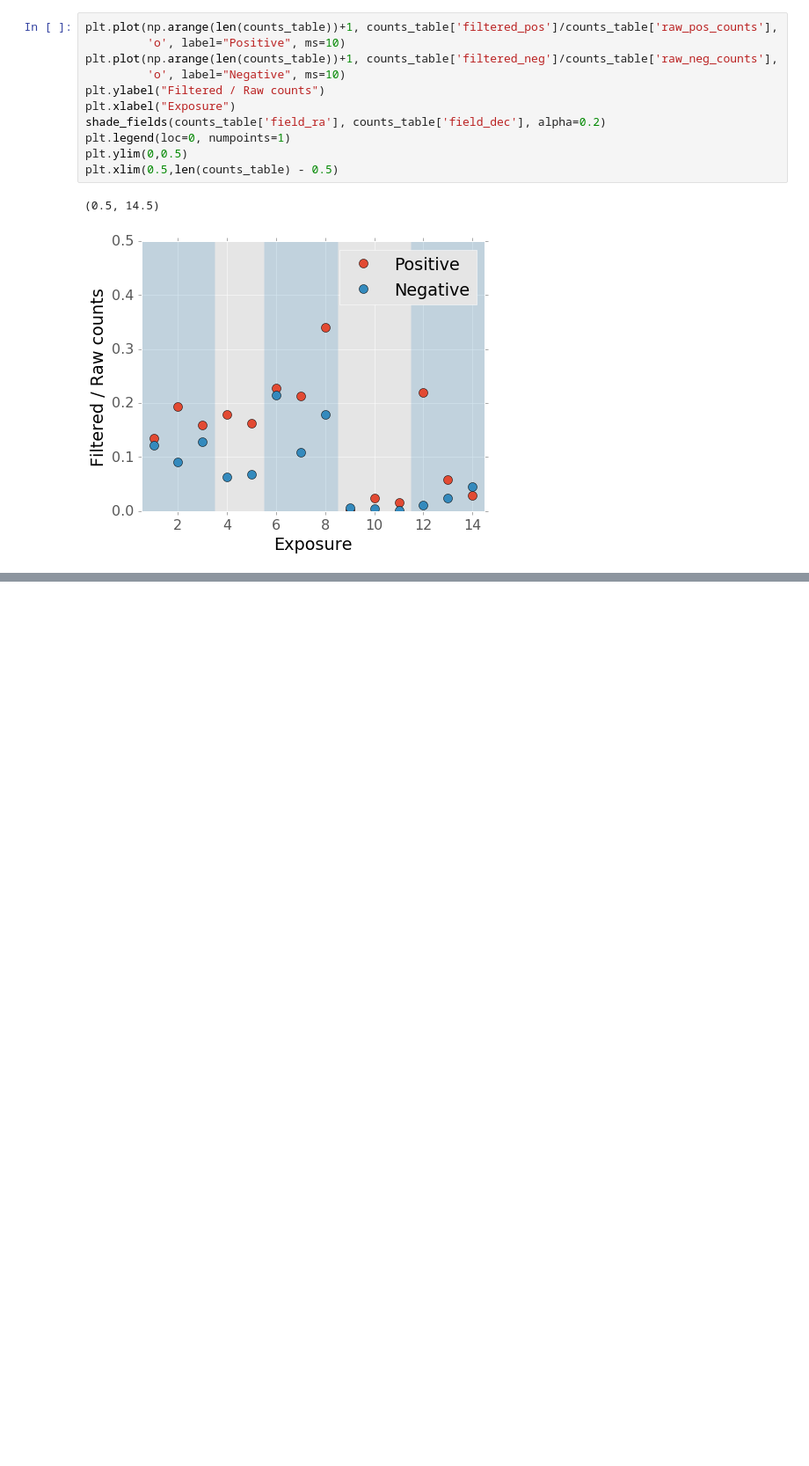
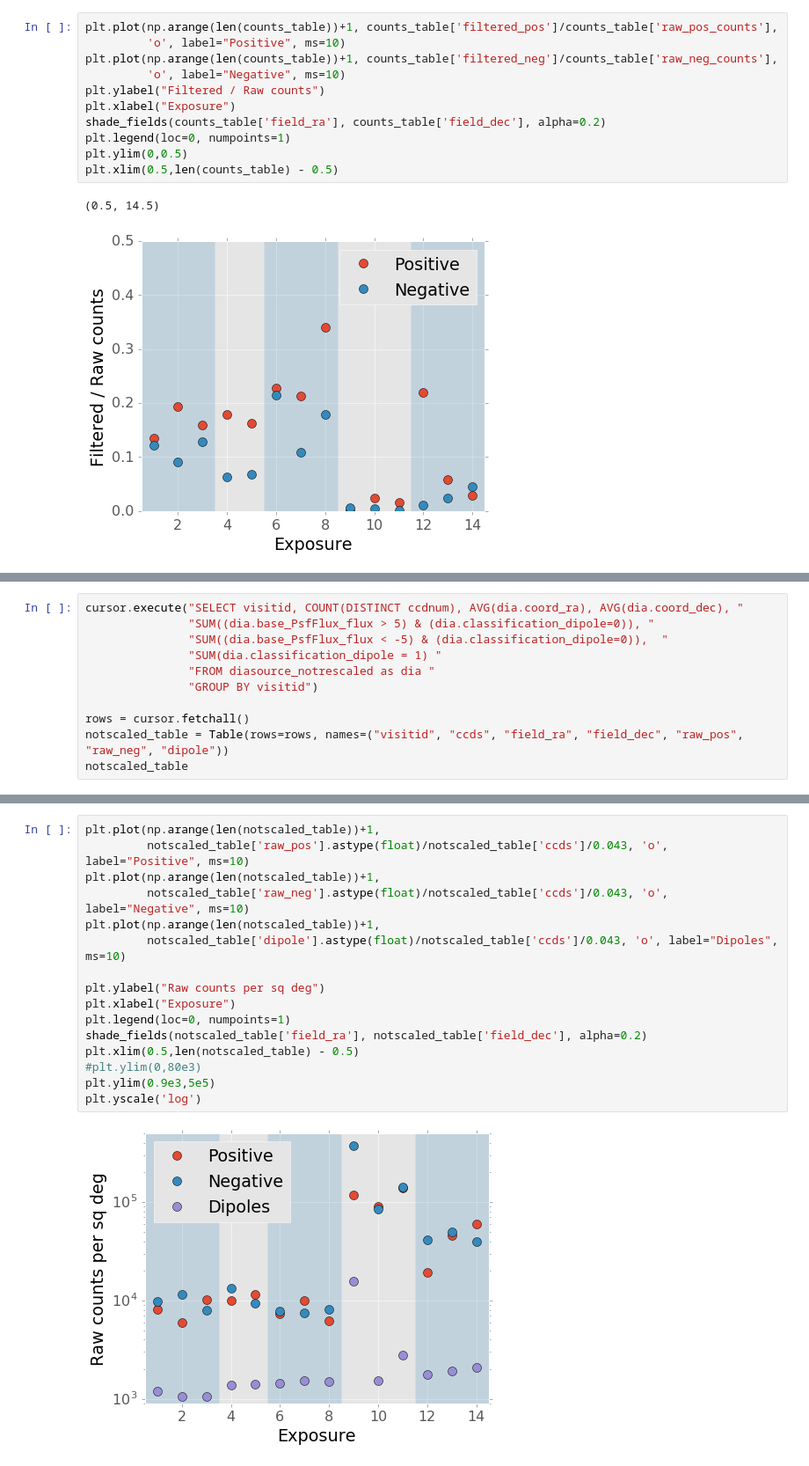
Before and after one commit to lsst-dm/dmtn-006, a Jupyter notebook: notebooks/force_phot_sql.ipynb, the cells around one changed output, grey strips where cells are left out. Shown: that part at 88% size. Saved outputs shown, nothing was run; the diff lists cells and outputs as text; blank space fills up the shorter version.

```diff
--- a/notebooks/force_phot_sql.ipynb
+++ b/notebooks/force_phot_sql.ipynb
@@ -210,0 +233,11 @@ plt.xlim(0.5,len(counts_table) - 0.5)
+# %%
+cursor.execute("SELECT visitid, COUNT(DISTINCT ccdnum), AVG(dia.coord_ra), AVG(dia.coord_dec), "
+               "SUM((dia.base_PsfFlux_flux > 5) & (dia.classification_dipole=0)), "
+               "SUM((dia.base_PsfFlux_flux < -5) & (dia.classification_dipole=0)),  "
+               "SUM(dia.classification_dipole = 1) "
+               "FROM diasource_notrescaled as dia "
+               "GROUP BY visitid")
+
+rows = cursor.fetchall()
+notscaled_table = Table(rows=rows, names=("visitid", "ccds", "field_ra", "field_dec", "raw_pos", "raw_neg", "dipole"))
+notscaled_table
@@ -210,0 +263,18 @@ plt.xlim(0.5,len(counts_table) - 0.5)
+# %%
+plt.plot(np.arange(len(notscaled_table))+1,
+         notscaled_table['raw_pos'].astype(float)/notscaled_table['ccds']/0.043, 'o', label="Positive", ms=10)
+plt.plot(np.arange(len(notscaled_table))+1,
+         notscaled_table['raw_neg'].astype(float)/notscaled_table['ccds']/0.043, 'o', label="Negative", ms=10)
+plt.plot(np.arange(len(notscaled_table))+1,
+         notscaled_table['dipole'].astype(float)/notscaled_table['ccds']/0.043, 'o', label="Dipoles", ms=10)
+
+plt.ylabel("Raw counts per sq deg")
+plt.xlabel("Exposure")
+plt.legend(loc=0, numpoints=1)
+shade_fields(notscaled_table['field_ra'], notscaled_table['field_dec'], alpha=0.2)
+plt.xlim(0.5,len(notscaled_table) - 0.5)
+#plt.ylim(0,80e3)
+plt.ylim(0.9e3,5e5)
+plt.yscale('log')
+# %% [output]
+[figure, added]
```
Also changed, not shown: parts of 3 cells of this notebook, 6 other files.
